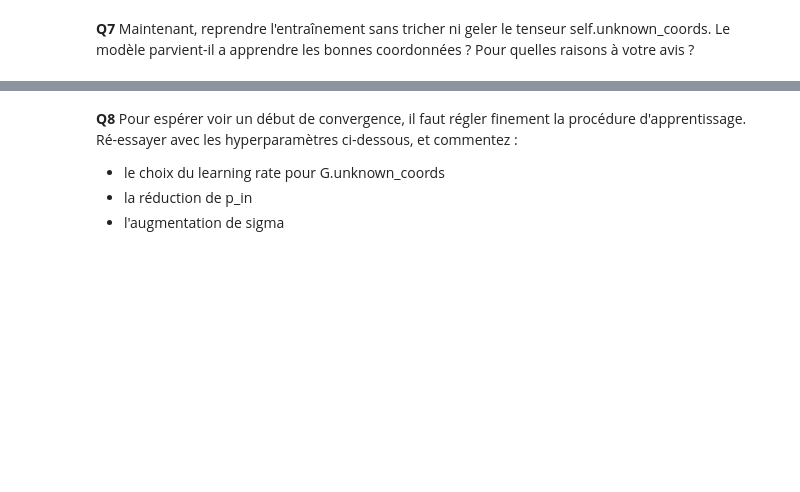
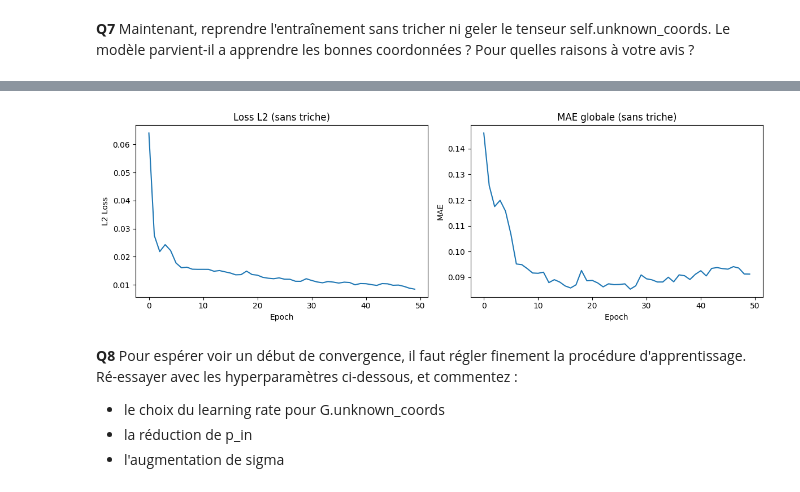
Before and after one commit to berbessout/ML_S5_etudiants, a Jupyter notebook: exams/exam_session1/problem1.ipynb, the cells around one changed output, grey strips where cells are left out. Cells and saved outputs as stored; diff of their text form; code cells hidden in the pictures; blank space fills up the shorter version.

```diff
--- a/exams/exam_session1/problem1.ipynb
+++ b/exams/exam_session1/problem1.ipynb
@@ -1082,2 +1107,85 @@ print("  mais pas nécessairement à générer un champ 2D cohérent partout ail
 # %% [markdown]
 **Q7** Maintenant, reprendre l'entraînement sans tricher ni geler le tenseur self.unknown_coords. Le modèle parvient-il a apprendre les bonnes coordonnées ? Pour quelles raisons à votre avis ?
+# %%
+# Q7 : entraînement sans triche (unknown_coords non initialisées, non gelées)
+device = "cuda" if torch.cuda.is_available() else "cpu"
+nepochs = 50
+p_in = 0.5
+sigma = 2.0
+
+known_coords_norm = 2.0 * known_coordinates / (W - 1) - 1.0
+
+# Création du générateur
+G = Generator(N0, N1).to(device)
+# (on n'initialise PAS G.unknown_coords avec la vérité)
+# (on laisse G.unknown_coords.requires_grad = True)
+
+optG = torch.optim.Adam(
+    [p for p in G.parameters() if p.requires_grad],
+    lr=1e-3
+)
+
+ds = DatasetPB1(bs=32,
+            known_coordinates=known_coordinates,
+            unknown_coordinates=unknown_coordinates,
+            steps_per_epoch=50,
+            device=device)
+
+scores_no_cheat = {"l2": [], "mae": []}
+
+for epoch in range(nepochs):
+    sum_l2 = 0.0
+    sum_mae = 0.0
+    n_steps = 0
+
+    for batch in ds:
+        meas = torch.cat([batch["meas_known"], batch["meas_unknown"]], dim=2)
+        meas = meas[:,1,:].unsqueeze(-1).to(device)
+
+        input_mask = (torch.rand_like(meas) < p_in).float()
+        meas_in_shift = meas * input_mask + (-0.1) * (1 - input_mask)
+
+        field = G(meas_in_shift, known_coords_norm.to(device), sigma)
+
+        coords_full = torch.cat([
+            known_coords_norm.to(device).unsqueeze(0).expand(field.size(0), -1, -1),
+            G.unknown_coords.unsqueeze(0).expand(field.size(0), -1, -1)
+        ], dim=1)
+
+        proj_vals = project_field(field, coords_full)
+        target_mask = (1 - input_mask.squeeze(-1))
+
+        optG.zero_grad()
+        loss_l2 = ((proj_vals - meas.squeeze(-1)) ** 2 * target_mask).sum() / (target_mask.sum() + 1e-6)
+        loss_l2.backward()
+        optG.step()
+
+        with torch.no_grad():
+            mae_batch = (field - batch["discs_gt"].to(device)).abs().mean().item()
+            sum_mae += mae_batch
+
+        sum_l2 += loss_l2.item()
+        n_steps += 1
+
+    scores_no_cheat["l2"].append(sum_l2 / n_steps)
+    scores_no_cheat["mae"].append(sum_mae / n_steps)
+
+    if epoch % 10 == 0:
+        print(f"Epoch {epoch}: L2={sum_l2/n_steps:.4f}, MAE={sum_mae/n_steps:.4f}")
+
+# Visualisation de l'évolution
+plt.figure(figsize=(12, 4))
+plt.subplot(1, 2, 1)
+plt.plot(scores_no_cheat["l2"])
+plt.title("Loss L2 (sans triche)")
+plt.xlabel("Epoch")
+plt.ylabel("L2 Loss")
+
+plt.subplot(1, 2, 2)
+plt.plot(scores_no_cheat["mae"])
+plt.title("MAE globale (sans triche)")
+plt.xlabel("Epoch")
+plt.ylabel("MAE")
+plt.tight_layout()
+plt.show()
+# %% [output]
@@ -1084,3 +1197,4 @@ print("  mais pas nécessairement à générer un champ 2D cohérent partout ail
+[figure, added]
 # %% [markdown]
 **Q8** Pour espérer voir un début de convergence, il faut régler finement la procédure d'apprentissage. Ré-essayer avec les hyperparamètres ci-dessous,  et commentez :
 - le choix du learning rate pour G.unknown_coords
```
Also changed, not shown: parts of 23 cells of this notebook.
